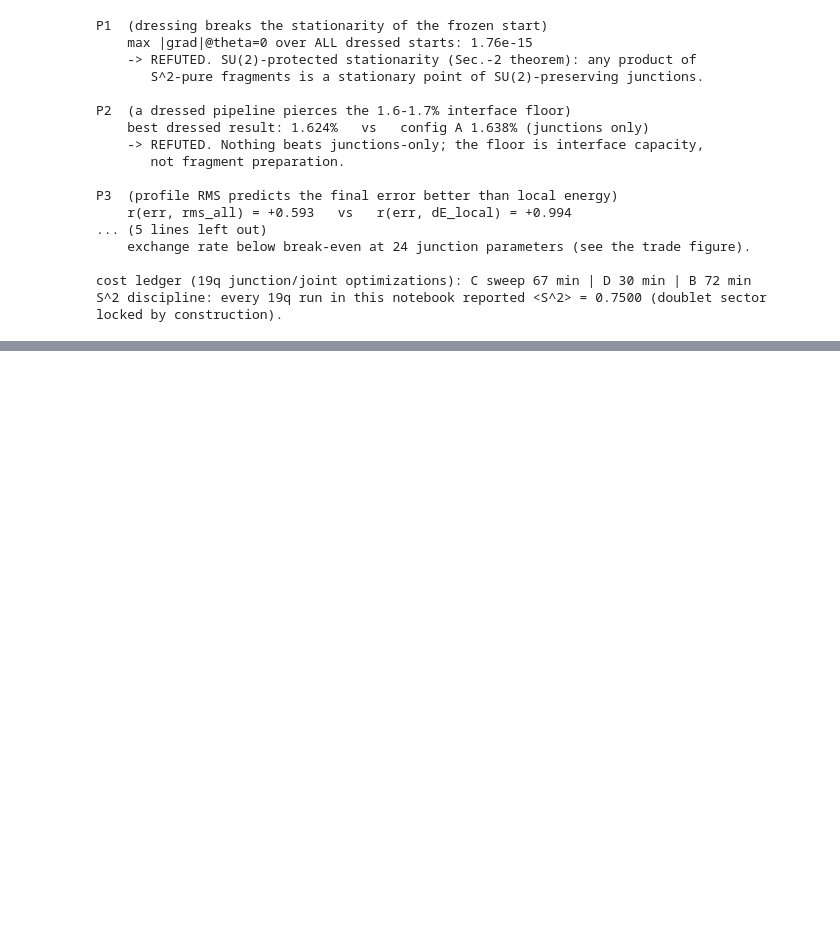
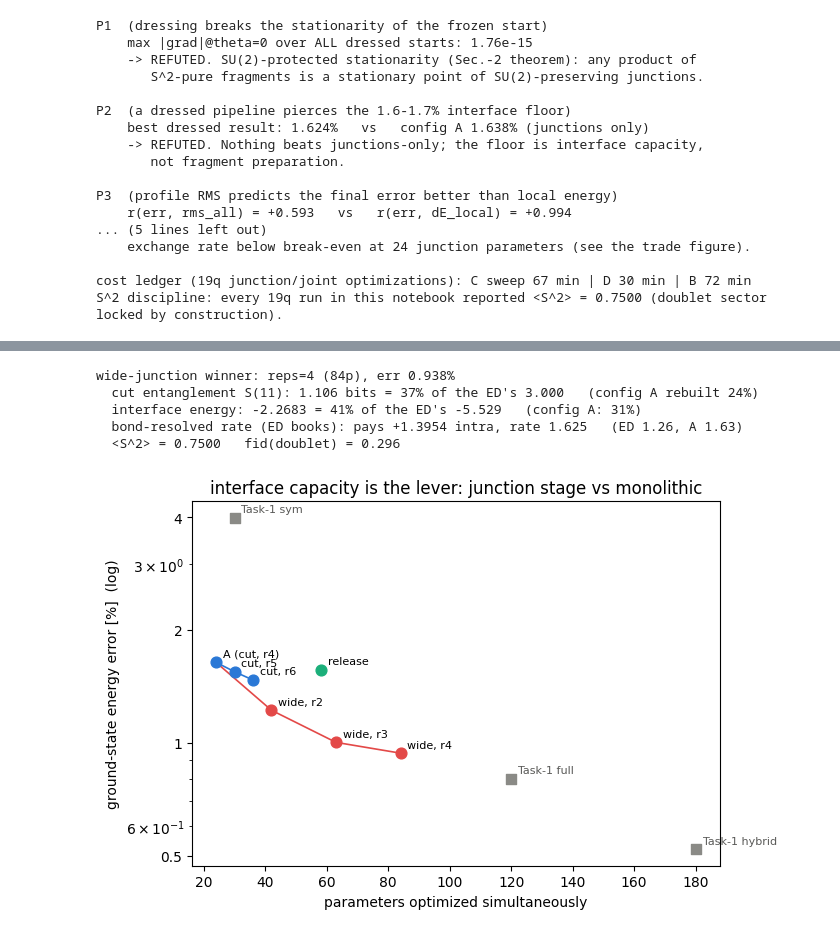
Before and after one commit to Julianaros/Kagome-DnC-VQE, a Jupyter notebook: 3_Task/ER_VQE_Kagome.ipynb, the cells around one changed output, grey strips where cells are left out. Saved outputs shown, nothing was run; the diff lists cells and outputs as text; code cells hidden in the pictures; blank space fills up the shorter version.

```diff
--- a/3_Task/ER_VQE_Kagome.ipynb
+++ b/3_Task/ER_VQE_Kagome.ipynb
@@ -996,0 +1160,68 @@ S^2 discipline: every 19q run in this notebook reported <S^2> = 0.7500 (doublet
+# %%
+# --- What the wide junctions actually rebuild (microscopy of the winner) -----
+best_w = min(runs_wext + (runs_w4x or runs_w4), key=lambda r: r["err_pct"])
+sch_w, npar_w, bonds_w = er.wide_junction_schedule(best_w["reps"])
+sv_w = rec_A.statevector(best_w["x"], sch_w)
+
+ent_w = K.entanglement_entropy_cuts(19, sv_w)[::-1]      # physical cuts
+be_w = rec_A.bond_energies(sv_w)
+e_in_w = sum(be_w[tuple(b)] for b in
+             [tuple(e) for e in dc.SUB1_EDGES] + [tuple(e) for e in dc.SUB2_EDGES])
+e_if_w = sum(be_w[tuple(e)] for e in dc.INTERFACE_EDGES)
+
+d_ed = np.load(RESULTS / "er19_target.npz")
+S11_ed = float(d_ed["ent_ed"][10])
+print(f"wide-junction winner: reps={best_w['reps']} ({npar_w}p), "
+      f"err {best_w['err_pct']:.3f}%")
+print(f"  cut entanglement S(11): {ent_w[10]:.3f} bits = "
+      f"{ent_w[10]/S11_ed*100:.0f}% of the ED's {S11_ed:.3f}   "
+      f"(config A rebuilt 24%)")
+print(f"  interface energy: {e_if_w:+.4f} = {abs(e_if_w)/5.5290*100:.0f}% of the "
+      f"ED's -5.529   (config A: 31%)")
+print(f"  bond-resolved rate (ED books): pays {e_in_w + 28:+.4f} intra, rate "
+      f"{abs(e_if_w)/(e_in_w + 28):.3f}   (ED 1.26, A 1.63)")
+print(f"  <S^2> = {best_w['s2']:.4f}   fid(doublet) = {best_w['fidelity']:.3f}")
+# %% [output]
+wide-junction winner: reps=4 (84p), err 0.938%
+  cut entanglement S(11): 1.106 bits = 37% of the ED's 3.000   (config A rebuilt 24%)
+  interface energy: -2.2683 = 41% of the ED's -5.529   (config A: 31%)
+  bond-resolved rate (ED books): pays +1.3954 intra, rate 1.625   (ED 1.26, A 1.63)
+  <S^2> = 0.7500   fid(doublet) = 0.296
+# %%
+# --- Error vs simultaneously-optimized parameters: DnC junction stage vs
+# --- the Task-1 monolithic curve ---------------------------------------------
+pts = [("A (cut, r4)", 24, min(r["err_pct"] for r in runs_A), C_R1),
+       ("cut, r5", 30, min(r["err_pct"] for r in runs_deep if r["reps"] == 5), C_R1),
+       ("cut, r6", 36, min(r["err_pct"] for r in runs_deep if r["reps"] == 6), C_R1),
+       ("wide, r2", 42, min(r["err_pct"] for r in runs_wide if r["reps"] == 2), C_IF),
+       ("wide, r3", 63, min(r["err_pct"] for r in runs_wext), C_IF),
+       ("release", 58, min(r["err_pct"] for r in runs_full), C_R2)]
+if runs_w4 or runs_w4x:
+    pts.insert(5, ("wide, r4", 84,
+                   min(r["err_pct"] for r in (runs_w4x or runs_w4)), C_IF))
+mono = [("Task-1 sym", 30, 3.98), ("Task-1 full", 120, 0.80),
+        ("Task-1 hybrid", 180, 0.52)]
+
+fig, ax = plt.subplots(figsize=(7.0, 4.6))
+for tag, npar, err, col in pts:
+    ax.scatter(npar, err, s=60, color=col, zorder=3)
+    ax.annotate(tag, xy=(npar, err), xytext=(5, 4), textcoords="offset points",
+                fontsize=8)
+for tag, npar, err in mono:
+    ax.scatter(npar, err, s=60, color=C_T1, marker="s", zorder=3)
+    ax.annotate(tag, xy=(npar, err), xytext=(5, 4), textcoords="offset points",
+                fontsize=8, color="#5a5a58")
+cut_line = sorted([p for p in pts if p[3] == C_R1], key=lambda p: p[1])
+wide_line = sorted([p for p in pts if p[3] == C_IF], key=lambda p: p[1])
+ax.plot([p[1] for p in cut_line], [p[2] for p in cut_line], color=C_R1, lw=1.2)
+ax.plot([24] + [p[1] for p in wide_line],
+        [cut_line[0][2]] + [p[2] for p in wide_line], color=C_IF, lw=1.2)
+ax.set_yscale("log"); ax.set_yticks([0.5, 1, 2, 4], ["0.5", "1", "2", "4"])
+ax.set_xlabel("parameters optimized simultaneously")
+ax.set_ylabel("ground-state energy error [%]  (log)")
+ax.set_title("interface capacity is the lever: junction stage vs monolithic")
+fig.tight_layout(); fig.savefig(FIGURES / "er_params_curve.png", dpi=150,
+                                bbox_inches="tight")
+plt.show()
+# %% [output]
+[figure, added]
```
Also changed, not shown: parts of 10 cells of this notebook, 9 other files.
